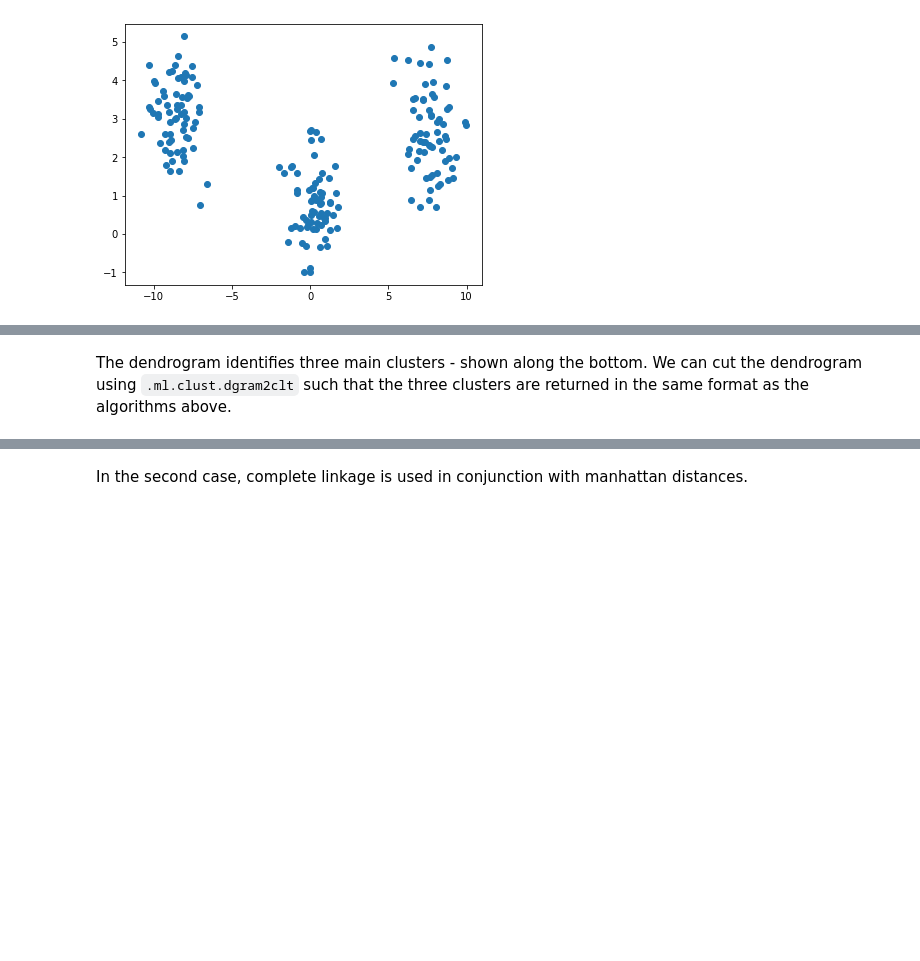
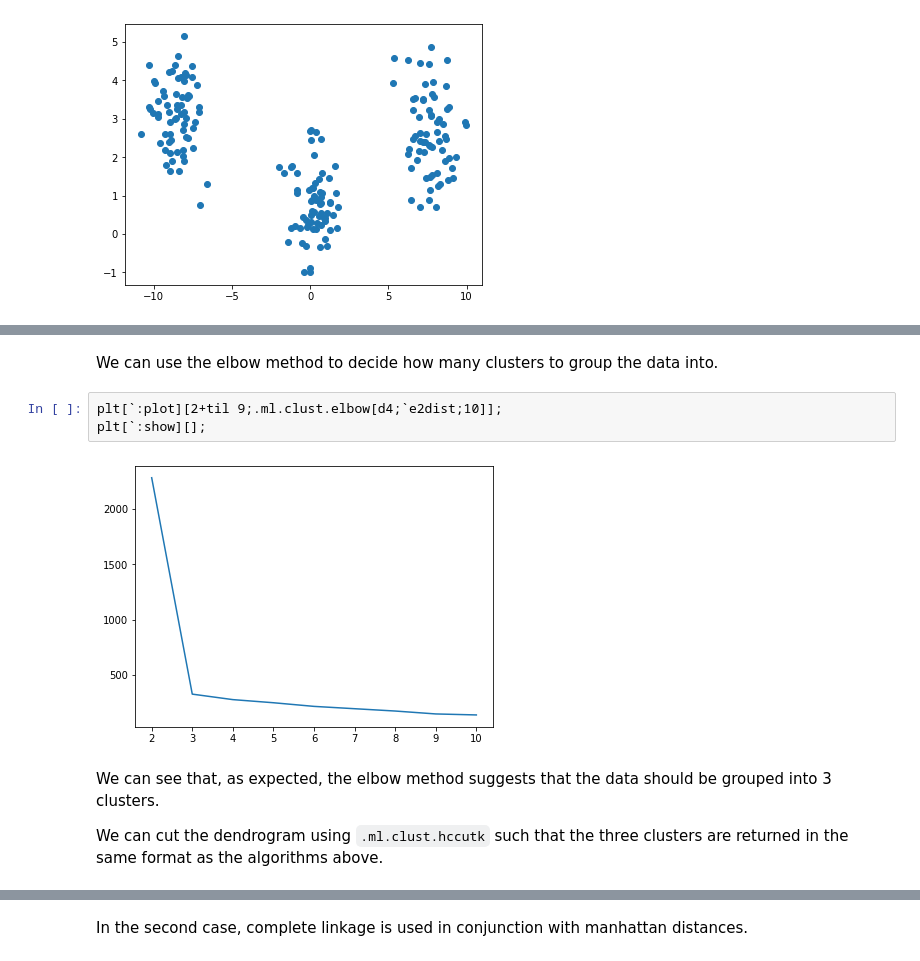
Before and after one commit to KxSystems/mlnotebooks, a Jupyter notebook: notebooks/11 Clustering.ipynb, the cells around one changed output, grey strips where cells are left out. Saved outputs shown, nothing was run; the diff lists cells and outputs as text; blank space fills up the shorter version.

```diff
--- a/notebooks/11 Clustering.ipynb
+++ b/notebooks/11 Clustering.ipynb
@@ -290,4 +273,14 @@ Time taken for Ward Linkage Hierarchical Dendrogram: 00:00:00.290
+# %% [markdown]
+We can use the elbow method to decide how many clusters to group the data into.
+# %%
+plt[`:plot][2+til 9;.ml.clust.elbow[d4;`e2dist;10]];
+plt[`:show][];
+# %% [output]
+[figure, added]
 # %% [markdown]
-The dendrogram identifies three main clusters - shown along the bottom. We can cut the dendrogram using `.ml.clust.dgram2clt` such that the three clusters are returned in the same format as the algorithms above.
+We can see that, as expected, the elbow method suggests that the data should be grouped into 3 clusters.
+
+
+We can cut the dendrogram using `.ml.clust.hccutk` such that the three clusters are returned in the same format as the algorithms above.
 # %%
 start:.z.t
```
Also changed, not shown: parts of 32 cells of this notebook, 11 other files.
